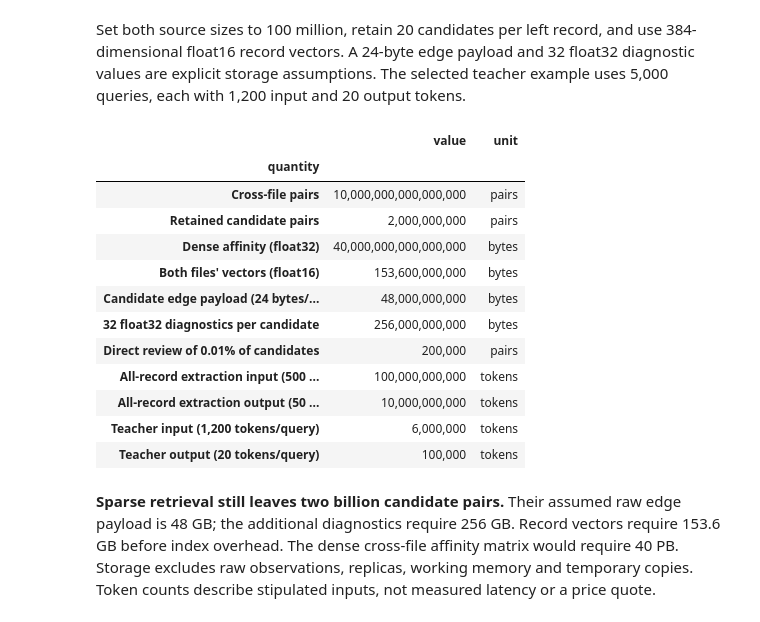
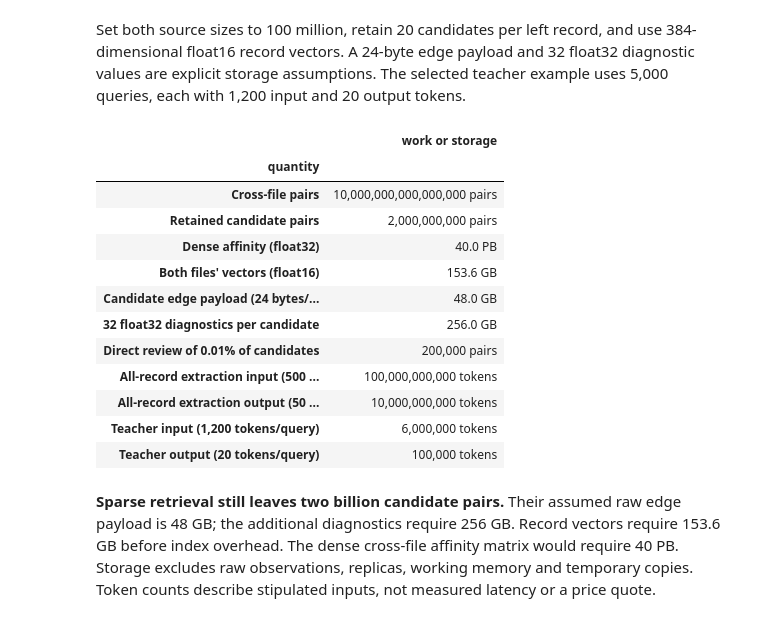
Before and after one commit to hananather/LLM-notes, a Jupyter notebook: LLM_basics/record-linkage-with-semantic-operators.ipynb, the cells around one changed output. Saved outputs shown, nothing was run; the diff lists cells and outputs as text; code cells hidden in the pictures.

```diff
--- a/LLM_basics/record-linkage-with-semantic-operators.ipynb
+++ b/LLM_basics/record-linkage-with-semantic-operators.ipynb
@@ -750,21 +1039,28 @@ Set both source sizes to 100 million, retain 20 candidates per left record, and
 # %%
 workload = scale_example(rows_per_source=100_000_000, candidates_per_left=20,
                          dimensions=384, teacher_queries=5_000)
-display(workload.assign(value=workload.value.map(lambda x: f"{x:,}")))
+def readable_quantity(row):
+    if row.unit == "bytes":
+        unit, divisor = ("PB", 10**15) if row.value >= 10**15 else ("GB", 10**9)
+        return f"{row.value / divisor:,.1f} {unit}"
+    return f"{row.value:,} {row.unit}"
+
+display(workload.assign(quantity_display=workload.apply(readable_quantity, axis=1))
+        [["quantity_display"]].rename(columns={"quantity_display": "work or storage"}))
 # %% [output]
-|  | value | unit |
-| quantity |  |  |
-| Cross-file pairs | 10,000,000,000,000,000 | pairs |
-| Retained candidate pairs | 2,000,000,000 | pairs |
-| Dense affinity (float32) | 40,000,000,000,000,000 | bytes |
-| Both files' vectors (float16) | 153,600,000,000 | bytes |
-| Candidate edge payload (24 bytes/... | 48,000,000,000 | bytes |
-| 32 float32 diagnostics per candidate | 256,000,000,000 | bytes |
-| Direct review of 0.01% of candidates | 200,000 | pairs |
-| All-record extraction input (500 ... | 100,000,000,000 | tokens |
-| All-record extraction output (50 ... | 10,000,000,000 | tokens |
-| Teacher input (1,200 tokens/query) | 6,000,000 | tokens |
-| Teacher output (20 tokens/query) | 100,000 | tokens |
+|  | work or storage |
+| quantity |  |
+| Cross-file pairs | 10,000,000,000,000,000 pairs |
+| Retained candidate pairs | 2,000,000,000 pairs |
+| Dense affinity (float32) | 40.0 PB |
+| Both files' vectors (float16) | 153.6 GB |
+| Candidate edge payload (24 bytes/... | 48.0 GB |
+| 32 float32 diagnostics per candidate | 256.0 GB |
+| Direct review of 0.01% of candidates | 200,000 pairs |
+| All-record extraction input (500 ... | 100,000,000,000 tokens |
+| All-record extraction output (50 ... | 10,000,000,000 tokens |
+| Teacher input (1,200 tokens/query) | 6,000,000 tokens |
+| Teacher output (20 tokens/query) | 100,000 tokens |
 # %% [markdown]
 **Sparse retrieval still leaves two billion candidate pairs.** Their assumed raw edge payload is 48 GB; the additional diagnostics require 256 GB. Record vectors require 153.6 GB before index overhead. The dense cross-file affinity matrix would require 40 PB. Storage excludes raw observations, replicas, working memory and temporary copies. Token counts describe stipulated inputs, not measured latency or a price quote.
 # %% [markdown]
```
Also changed, not shown: parts of 35 cells of this notebook, 40 other files.
